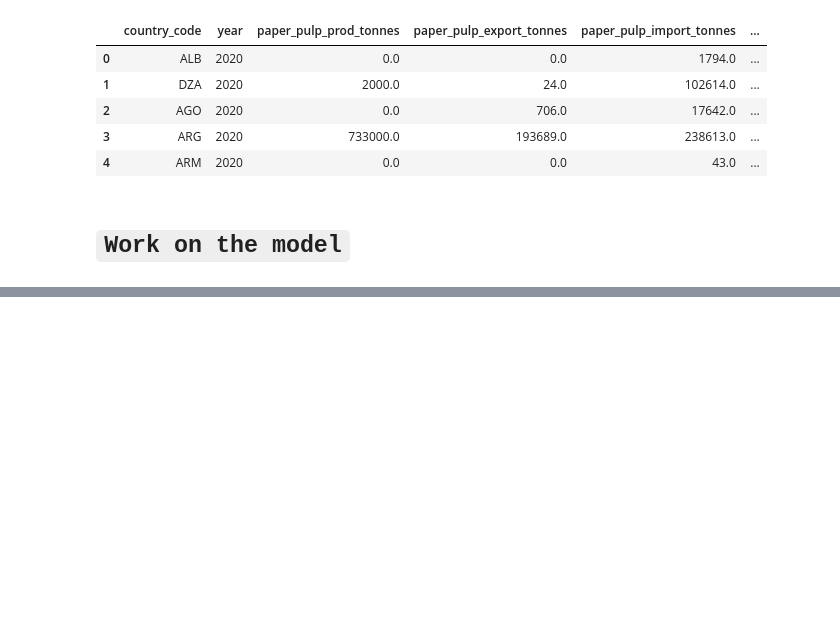
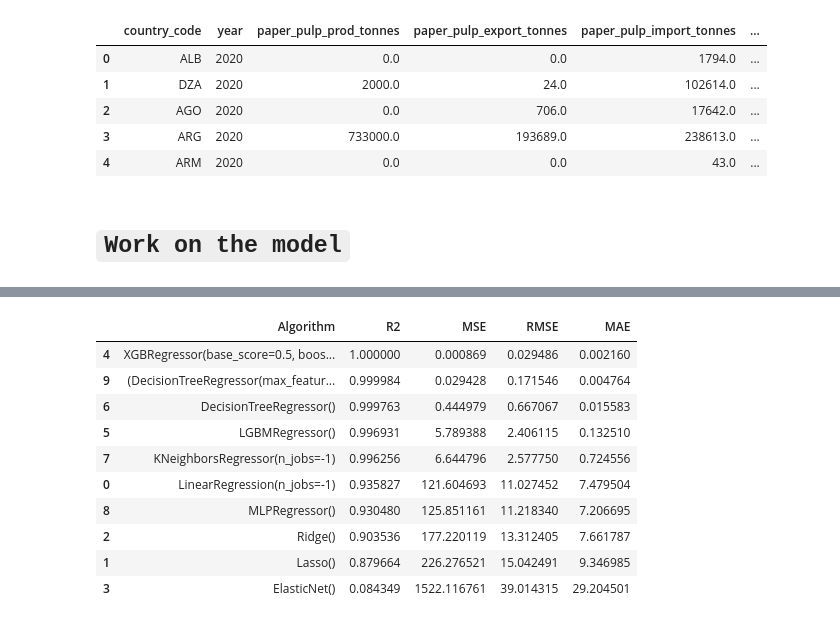
Before and after one commit to fabio1623/final-project, a Jupyter notebook: solution-model.ipynb, the cells around one changed output, grey strips where cells are left out. Cells and saved outputs as stored; diff of their text form; code cells hidden in the pictures; blank space fills up the shorter version.

Commit message:
Models for wood_pulp and paper prices - v1

```diff
--- a/solution-model.ipynb
+++ b/solution-model.ipynb
@@ -27,3 +135,7 @@ def fill_na_with_mean(dataframe, column_name):
+# %%
+def display_ordered_rmse(dataframe_summary):
+    clear_output()
+    display(dataframe_summary.sort_values(by='RMSE'))
 # %% [markdown]
 # `UN_paper_pulp_import_export.csv`
 # %%
@@ -236,0 +369,28 @@ dtype: int64
+# %%
+models_to_test = [
+    LinearRegression(n_jobs=-1),
+    Lasso(),
+    Ridge(),
+    ElasticNet(),
+    XGBRegressor(),
+    LGBMRegressor(n_jobs=-1),
+    DecisionTreeRegressor(),
+    KNeighborsRegressor(n_jobs=-1),
+    MLPRegressor(),
+    RandomForestRegressor(n_jobs=-1)
+]
+# %%
+results_paper_price = compare_models(models=models_to_test, dataframe=data.drop('wood_pulp_price', axis=1), label='paper_price')
+display_ordered_rmse(results_paper_price['summary'])
+# %% [output]
+|  | Algorithm | R2 | MSE | RMSE | MAE |
+| 4 | XGBRegressor(base_score=0.5, boos... | 1.000000 | 0.000869 | 0.029486 | 0.002160 |
+| 9 | (DecisionTreeRegressor(max_featur... | 0.999984 | 0.029428 | 0.171546 | 0.004764 |
+| 6 | DecisionTreeRegressor() | 0.999763 | 0.444979 | 0.667067 | 0.015583 |
+| 5 | LGBMRegressor() | 0.996931 | 5.789388 | 2.406115 | 0.132510 |
+| 7 | KNeighborsRegressor(n_jobs=-1) | 0.996256 | 6.644796 | 2.577750 | 0.724556 |
+| 0 | LinearRegression(n_jobs=-1) | 0.935827 | 121.604693 | 11.027452 | 7.479504 |
+| 8 | MLPRegressor() | 0.930480 | 125.851161 | 11.218340 | 7.206695 |
+| 2 | Ridge() | 0.903536 | 177.220119 | 13.312405 | 7.661787 |
+| 1 | Lasso() | 0.879664 | 226.276521 | 15.042491 | 9.346985 |
+| 3 | ElasticNet() | 0.084349 | 1522.116761 | 39.014315 | 29.204501 |
```
Also changed, not shown: parts of 15 cells of this notebook, 3 other files.
